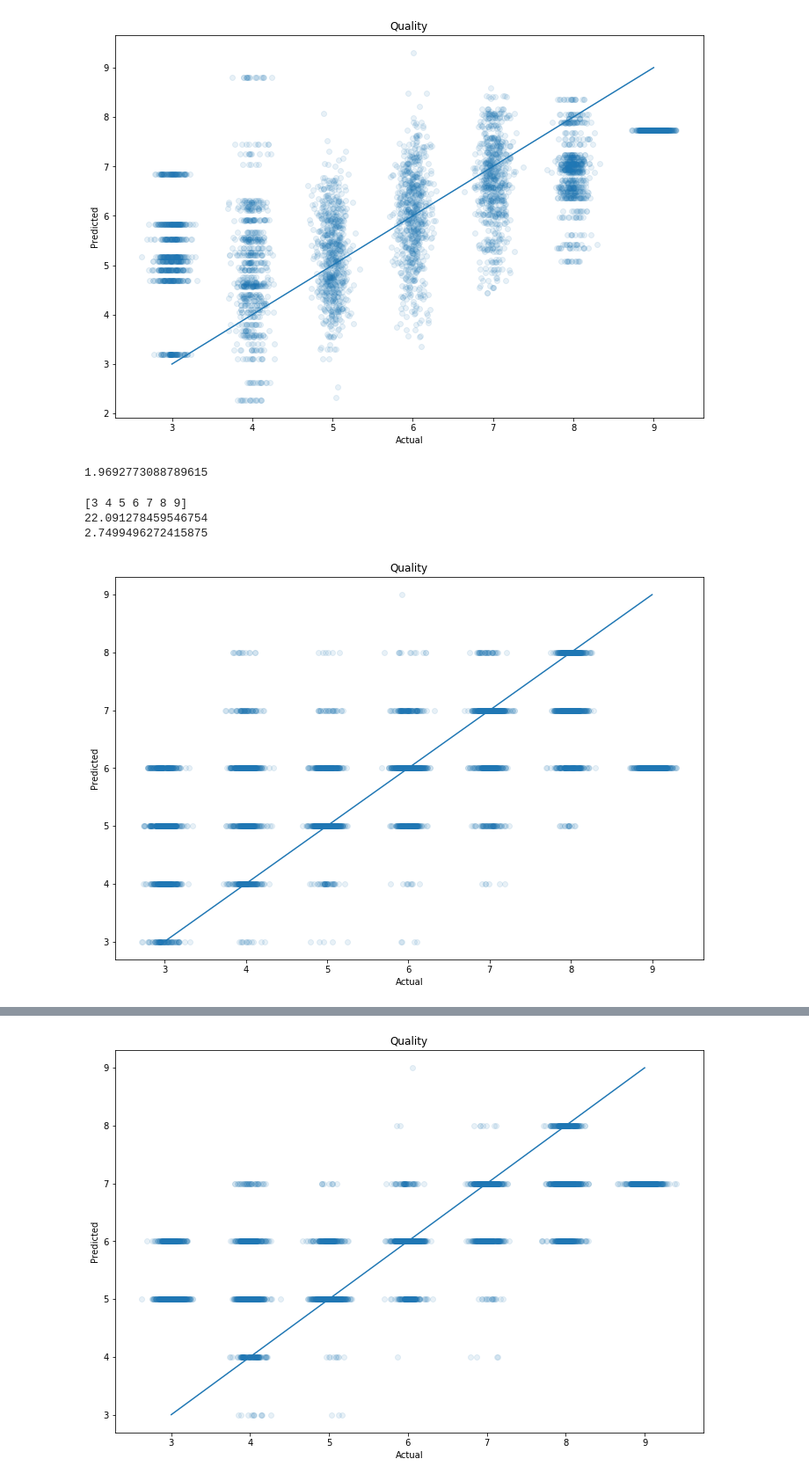
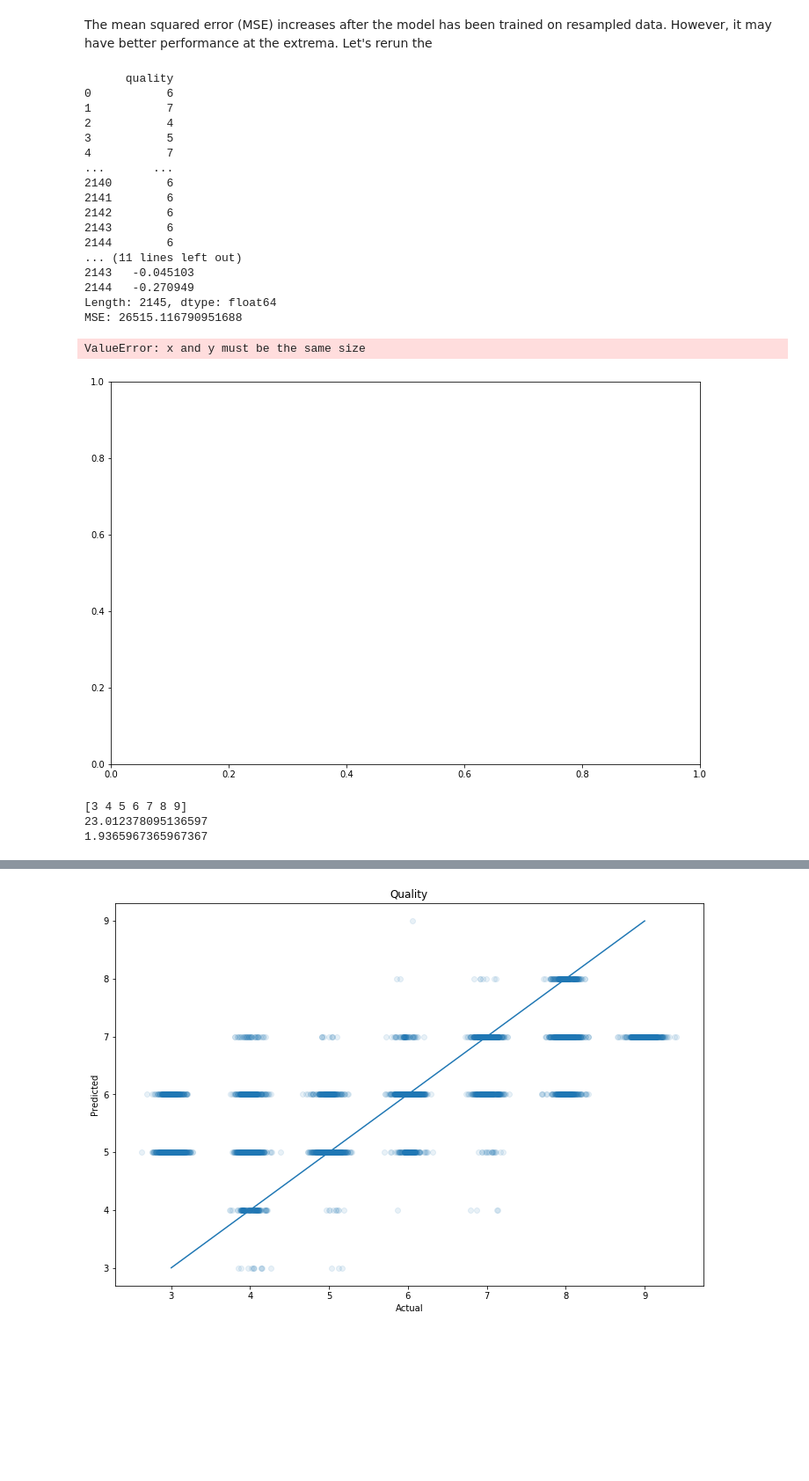
Before and after one commit to jeffkoskulics/Springboard, a Jupyter notebook: Capstone2/notebooks/ModelingUnbalancedClasses.ipynb, the cells around one changed output, grey strips where cells are left out. Shown at 88% size. Cells and saved outputs as stored; diff of their text form; code cells hidden in the pictures; blank space fills up the shorter version.

Commit message:
applied scaling after test/train split

```diff
--- a/Capstone2/notebooks/ModelingUnbalancedClasses.ipynb
+++ b/Capstone2/notebooks/ModelingUnbalancedClasses.ipynb
@@ -2,12 +4,9 @@
 import pandas as pd
 from sklearn.model_selection import train_test_split
 
-train = pd.read_csv('../data/train.csv')
-test = pd.read_csv('../data/test.csv')
-std_wines = pd.read_csv('../data/std_data.csv')
-all_data = pd.concat([train,test])
-
-Xtrain,Xtest,ytrain,ytest = train_test_split(all_data.drop('quality',axis=1),all_data.quality, stratify=all_data.quality)
-
-Xtrain = pd.read_csv('')
+X_train = pd.read_csv('../data/X_train.csv')
+X_test = pd.read_csv('../data/X_test.csv')
+y_train = pd.read_csv('../data/y_train.csv')
+y_test = pd.read_csv('../data/y_test.csv')
+y_train.quality.value_counts().sort_index()
 # %% [output]
@@ -16,6 +20,0 @@ Xtrain = pd.read_csv('')
-# %%
-from sklearn.linear_model import LinearRegression
-from sklearn.metrics import mean_squared_error
-
-model1 = LinearRegression()
-model1.fit(X_resampled,y_resampled)
@@ -24,38 +110,56 @@ LinearRegression()
+# %% [markdown]
+The mean squared error (MSE) increases after the model has been trained on resampled data. However, it may have better performance at the extrema. Let's rerun the
 # %%
 import numpy as np
 import matplotlib.pyplot as plt
 
-y_pred = model1.predict(Xtest)
+y_pred = model1.predict(X_test)
 
 def class_scatter(test,pred):
+    print('MSE:',mean_squared_error(test,pred))
     plt.figure(figsize=(12,8))
-    plt.scatter(test + np.random.normal(size=len(ytest))/10,pred,alpha = 0.1)
+    noised_data = test.add(pd.Series(np.random.normal(size=test.size)))
+    plt.scatter(noised_data,pred,alpha = 0.1)
     plt.plot(range(3,10),range(3,10))
     plt.xlabel('Actual')
     plt.ylabel('Predicted')
     plt.title('Quality')
     plt.show()
 
-class_scatter(ytest,y_pred)
-print(mean_squared_error(ytest,y_pred))
+class_scatter(y_test,y_pred)
 # %% [output]
+      quality
+0           6
+1           7
+2           4
+3           5
+4           7
+...       ...
+2140        6
+2141        6
+2142        6
+2143        6
+2144        6
+... (11 lines left out)
+2143   -0.045103
+2144   -0.270949
+Length: 2145, dtype: float64
+MSE: 26515.116790951688
+ValueError: x and y must be the same size
-[figure, old version]
+[figure, new version]
-1.9692773088789615
 # %%
 from sklearn.tree import DecisionTreeClassifier
 from sklearn.metrics import log_loss
 
 tree = DecisionTreeClassifier(min_samples_split = 5)
 tree.fit(X_resampled,y_resampled)
-y_pred = tree.predict(Xtest)
+y_pred = tree.predict(X_test)
 print(tree.classes_)
-print(log_loss(ytest,tree.predict_proba(Xtest)))
-print(mean_squared_error(ytest,y_pred))
-class_scatter(ytest,y_pred)
+print(log_loss(y_test,tree.predict_proba(X_test)))
+print(mean_squared_error(y_test,y_pred))
 # %% [output]
 [3 4 5 6 7 8 9]
-22.091278459546754
-2.7499496272415875
+23.012378095136597
+1.9365967365967367
-[figure, removed]
 # %%
 from sklearn.metrics import classification_report, plot_confusion_matrix
```
Also changed, not shown: parts of 11 cells of this notebook, 7 other files.
